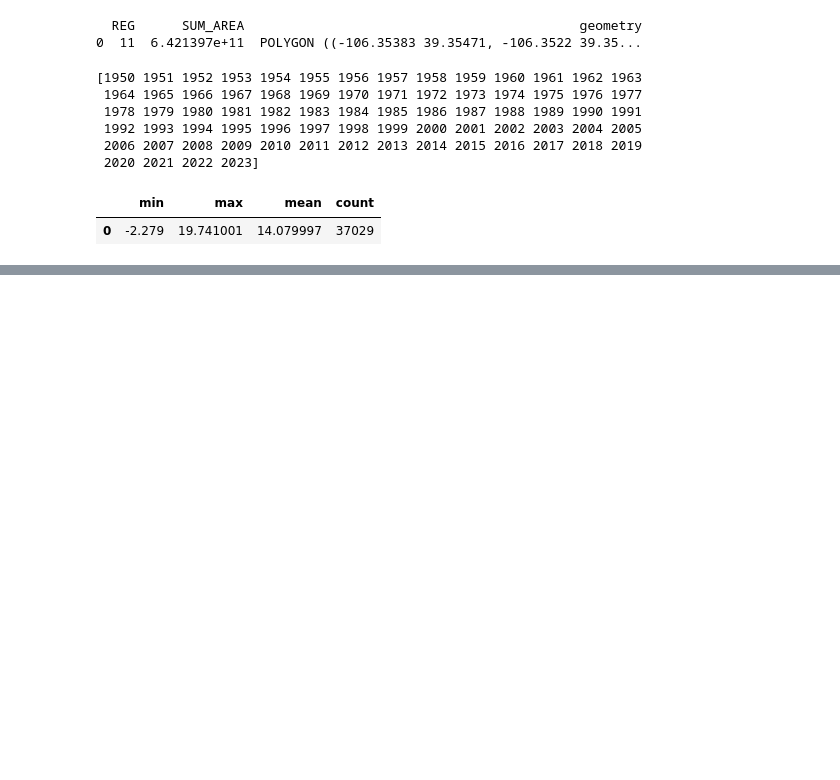
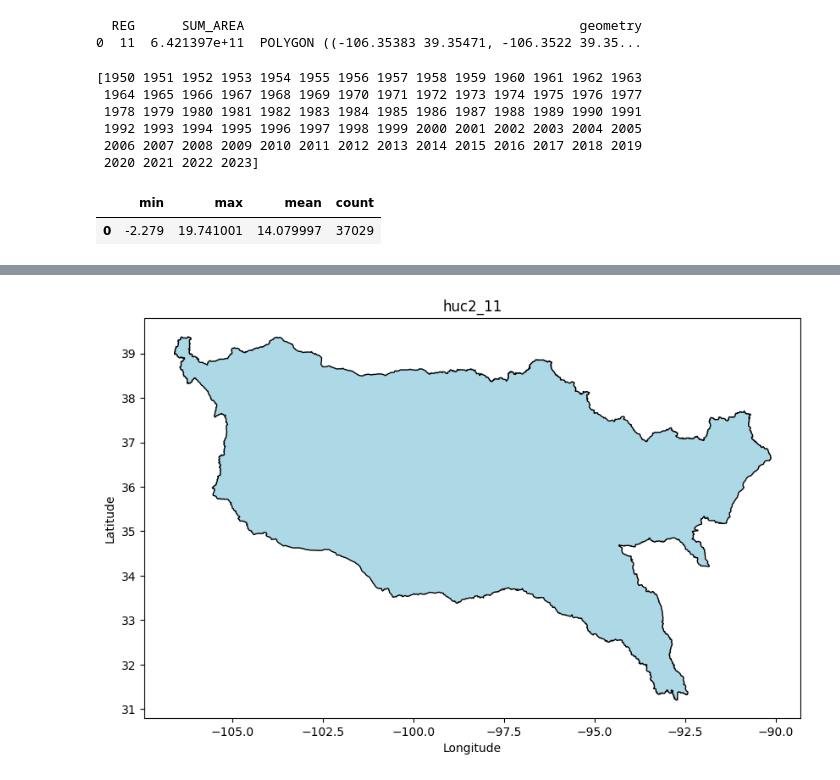
Before and after one commit to molloyjb/ExploreGIT, a Jupyter notebook: assignments/homework1/part2-starter-file.ipynb, the cells around one changed output, grey strips where cells are left out. Saved outputs shown, nothing was run; the diff lists cells and outputs as text; code cells hidden in the pictures; blank space fills up the shorter version.

```diff
--- a/assignments/homework1/part2-starter-file.ipynb
+++ b/assignments/homework1/part2-starter-file.ipynb
@@ -160,0 +146,9 @@ Processing data for year 2023...
+# %%
+# Plot the shapefile geometries
+gdf.plot(figsize=(10, 8), color='lightblue', edgecolor='black')
+plt.xlabel("Longitude")
+plt.ylabel("Latitude")
+plt.title('huc2_11')
+plt.show()
+# %% [output]
+[figure, added]
```
Also changed, not shown: parts of 3 cells of this notebook.
